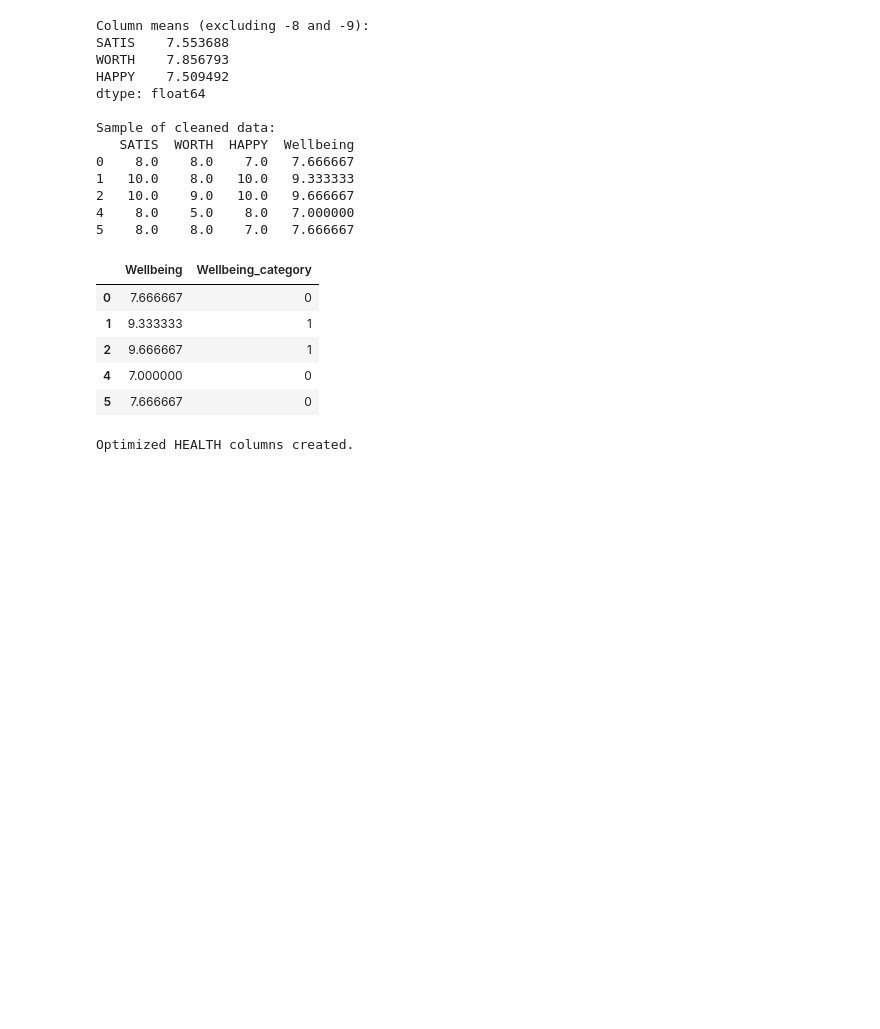
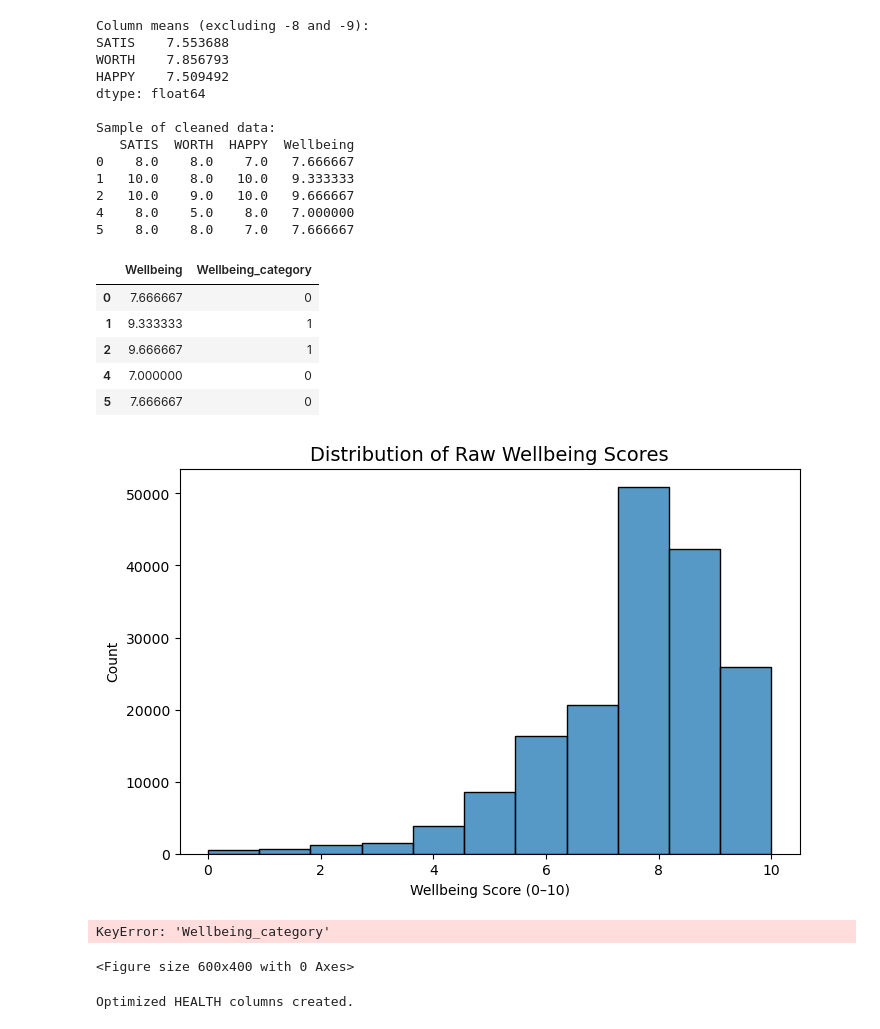
Before and after one commit to maxemporor/MSc-project, a Jupyter notebook: New.ipynb, the cells around one changed output. Drawn from its saved outputs; the diff is of its cells as text; code cells hidden in the pictures; blank space fills up the shorter version.

```diff
--- a/New.ipynb
+++ b/New.ipynb
@@ -127,6 +127,29 @@ df[['Wellbeing', 'Wellbeing_category']].head()
 | 2 | 9.666667 | 1 |
 | 4 | 7.000000 | 0 |
 | 5 | 7.666667 | 0 |
+# %%
+import matplotlib.pyplot as plt
+import seaborn as sns
+
+# --- Distribution of raw Wellbeing scores ---
+plt.figure(figsize=(8,5))
+sns.histplot(df['Wellbeing'].dropna(), bins=11, kde=False)
+plt.title("Distribution of Raw Wellbeing Scores", fontsize=14)
+plt.xlabel("Wellbeing Score (0–10)")
+plt.ylabel("Count")
+plt.show()
+
+# --- Distribution of binary Wellbeing_category ---
+plt.figure(figsize=(6,4))
+sns.countplot(x=df['Wellbeing_category'].astype(str))
+plt.title("Distribution of Wellbeing Categories", fontsize=14)
+plt.xlabel("Wellbeing Category (0 = Low–High, 1 = Very High)")
+plt.ylabel("Count")
+plt.show()
+# %% [output]
+[figure, added]
+KeyError: 'Wellbeing_category'
+<Figure size 600x400 with 0 Axes>
 # %%
 # Step 1: Define HEALPB2001 to HEALPB2010
 health_cols = [f'HEALPB20{str(i).zfill(2)}' for i in range(1, 11)]
```
